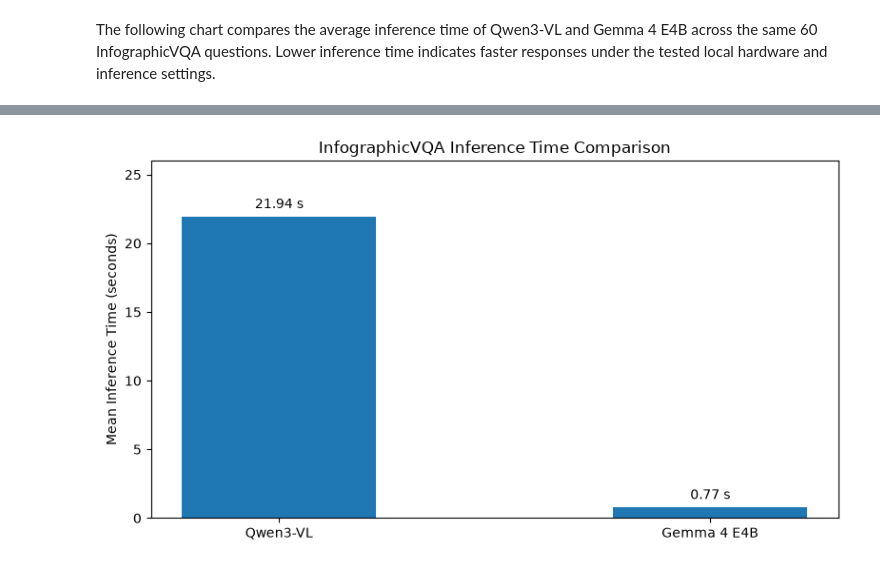
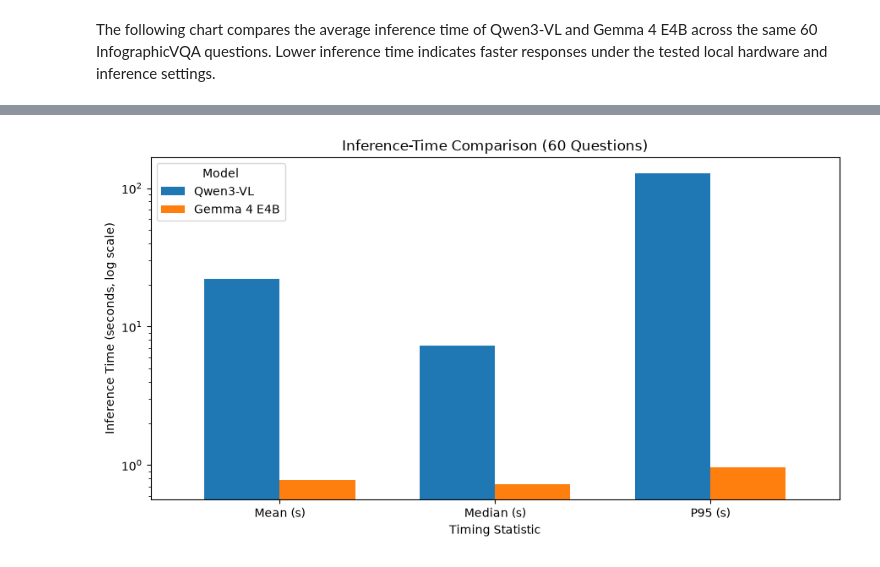
Before and after one commit to Sagun-Mq/COMP8410_Assignment_1, a Jupyter notebook: 03_Multimodal_Understanding.ipynb, the cells around one changed output, grey strips where cells are left out. Cells and saved outputs as stored; diff of their text form; code cells hidden in the pictures.

Commit message:
Additional evaluations

```diff
--- a/03_Multimodal_Understanding.ipynb
+++ b/03_Multimodal_Understanding.ipynb
@@ -1092,0 +1292,18 @@ These findings indicate a clear accuracy–efficiency trade-off, although differ
+# %%
+
+model_id = "mlx-community/gemma-4-e4b-it-4bit"
+
+path = try_to_load_from_cache(
+    model_id,
+    "processor_config.json"
+)
+
+if isinstance(path, str):
+    with open(path) as f:
+        config = json.load(f)
+
+    print("Gemma 4 image processor configuration:")
+    print(json.dumps(config.get("image_processor", {}), indent=2))
+else:
+    print("Processor configuration not cached locally.")
+    print("Published configuration specifies 224 × 224.")
@@ -1301,29 +1676,70 @@ plt.show()
 
 The following chart compares the average inference time of Qwen3-VL and Gemma 4 E4B across the same 60 InfographicVQA questions. Lower inference time indicates faster responses under the tested local hardware and inference settings.
 # %%
-# Compare mean inference time across both models
 
-time_table = comparison_summary[
-    comparison_summary["Question Type"] == "All"
-][["Model", "Mean Time (s)"]]
+# Inference-time comparison using saved results
+# No additional model inference required
 
-fig, ax = plt.subplots(figsize=(8, 4.5))
+import pandas as pd
+import matplotlib.pyplot as plt
 
-bars = ax.bar(
-    time_table["Model"],
-    time_table["Mean Time (s)"],
-    width=0.45
-)
+timing_results = []
 
-ax.bar_label(bars, fmt="%.2f s", padding=4)
+for model, time_col in [
+    ("Qwen3-VL", "qwen_time_s"),
+    ("Gemma 4 E4B", "gemma_time_s")
+]:
+    times = pd.to_numeric(paired[time_col], errors="raise")
 
-ax.set_ylabel("Mean Inference Time (seconds)")
-ax.set_title("InfographicVQA Inference Time Comparison")
-ax.set_ylim(0, 26)
+    timing_results.append({
+        "Model": model,
+        "Questions": len(times),
+        "Mean (s)": times.mean(),
+        "Median (s)": times.median(),
+        "P95 (s)": times.quantile(0.95),
+        "Min (s)": times.min(),
+        "Max (s)": times.max()
+    })
 
+timing_summary = pd.DataFrame(timing_results)
+
+print("Inference-Time Summary")
+display(timing_summary.round(2))
+
+# Calculate speedup directly from the recorded data
+qwen_mean = timing_summary.loc[
+    timing_summary["Model"] == "Qwen3-VL", "Mean (s)"
+].iloc[0]
+
+gemma_mean = timing_summary.loc[
+    timing_summary["Model"] == "Gemma 4 E4B", "Mean (s)"
+].iloc[0]
+
+speedup = qwen_mean / gemma_mean
+
+print(f"\nGemma mean-time speed advantage: {speedup:.2f}x")
+
+# Plot mean, median and 95th-percentile times
+fig, ax = plt.subplots(figsize=(9, 5))
+
+plot_data = timing_summary.set_index("Model")[
+    ["Mean (s)", "Median (s)", "P95 (s)"]
+]
+
+plot_data.T.plot(kind="bar", ax=ax, width=0.7)
+
+ax.set_title("Inference-Time Comparison (60 Questions)")
+ax.set_ylabel("Inference Time (seconds, log scale)")
+ax.set_xlabel("Timing Statistic")
+ax.tick_params(axis="x", rotation=0)
+ax.legend(title="Model")
+ax.set_yscale("log")
 plt.tight_layout()
 plt.show()
 
-speedup = 21.94 / 0.77
-print(f"Gemma 4 speed advantage: approximately {speedup:.2f}x")
+# Save summary
+timing_summary.to_csv(
+    eval_dir / "inference_time_summary.csv",
+    index=False
+)
 # %% [output]
@@ -1330 +1751 @@ print(f"Gemma 4 speed advantage: approximately {speedup:.2f}x")
-[figure, old version]
+[figure, new version]
```
Also changed, not shown: parts of 13 cells of this notebook, 4 other files.
